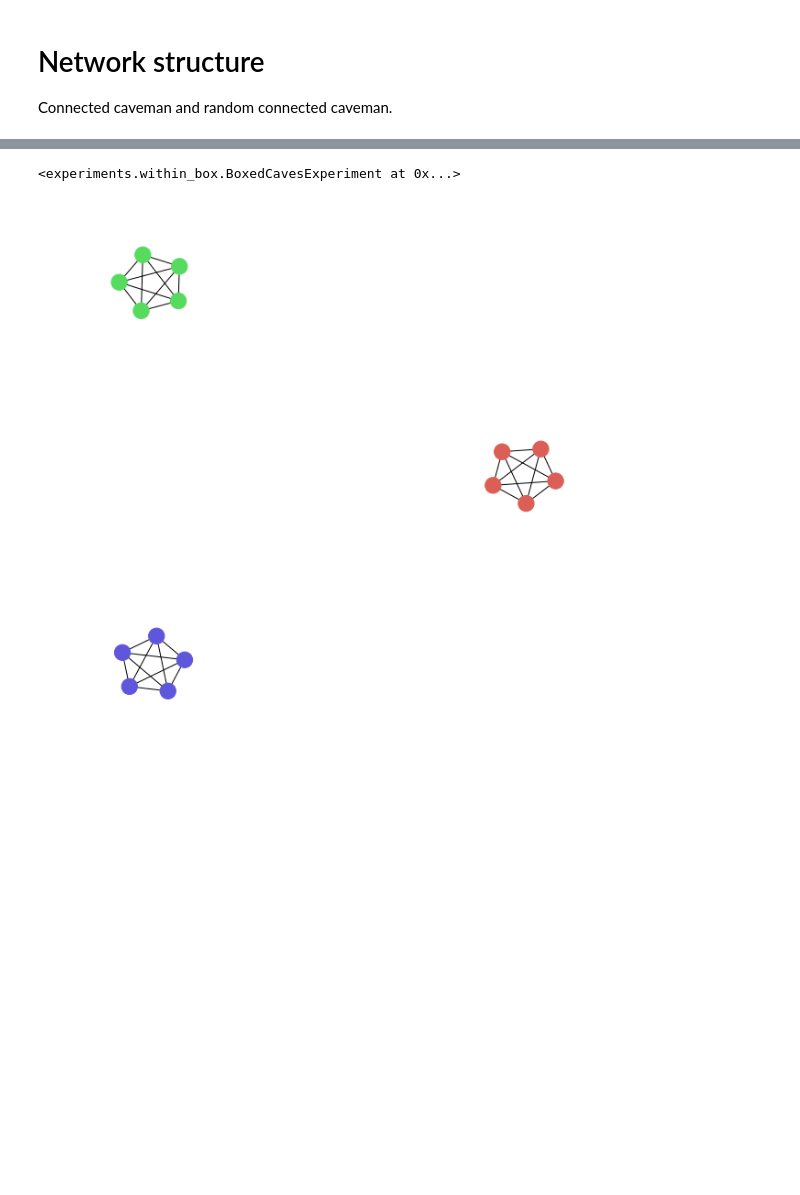
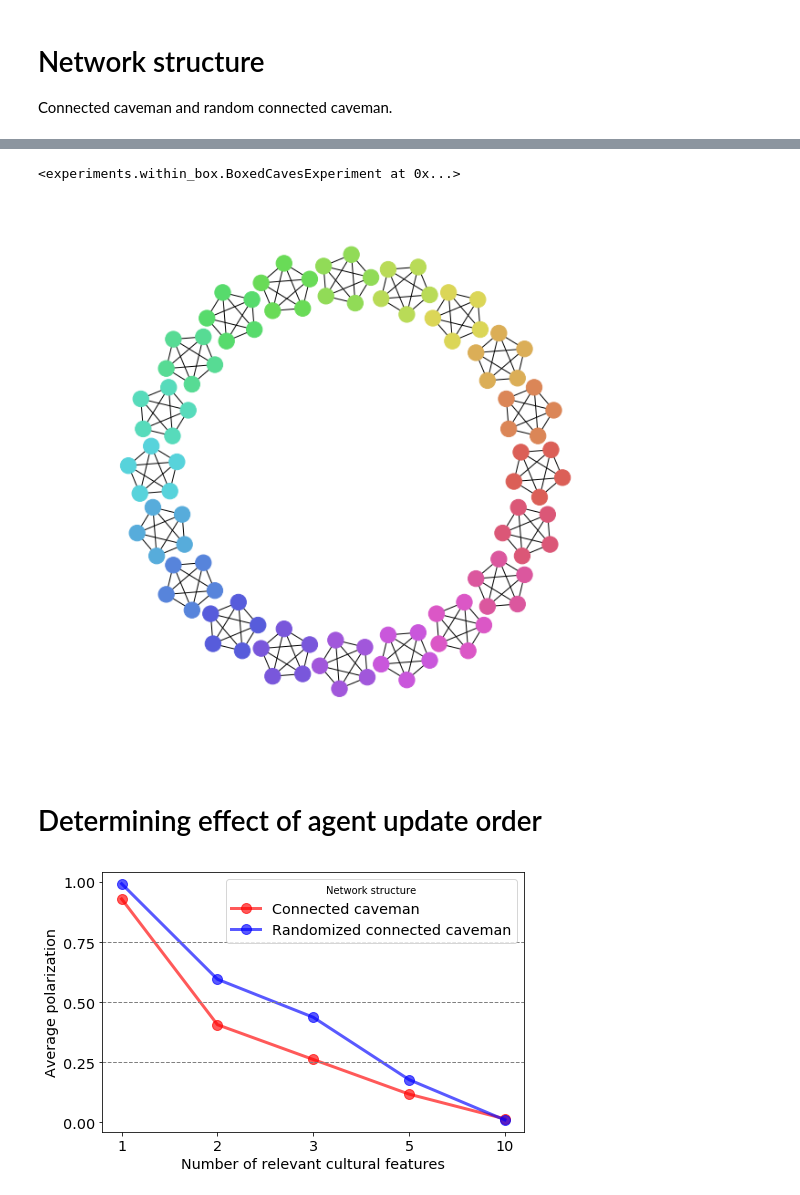
Before and after one commit to mt-digital/polarization, a Jupyter notebook: Complexity Special Issue Supplement.ipynb, the cells around one changed output, grey strips where cells are left out. Saved outputs shown, nothing was run; the diff lists cells and outputs as text; code cells hidden in the pictures; blank space fills up the shorter version.

```diff
--- a/Complexity Special Issue Supplement.ipynb
+++ b/Complexity Special Issue Supplement.ipynb
@@ -302,5 +320,16 @@ vis_graph(20, 5, l=1.5, randomize=20, save_path='/Users/mt/Desktop/random_connec
 # %%
-vis_graph(3, 5, l=1.5, randomize=20, disconnected=True, save_path='/Users/mt/Desktop/disconnected_caveman_vis.pdf')
+vis_graph(20, 5, l=1.5, randomize=20, disconnected=True, save_path='/Users/mt/Desktop/disconnected_caveman_vis.pdf')
 # %% [output]
 <experiments.within_box.BoxedCavesExperiment at 0x...>
-[figure, old version]
+[figure, new version]
+# %% [markdown]
+# Determining effect of agent update order
+# %%
+from complexity_analysis import plot_figure12b
+
+plot_figure12b('data/finegrained_K_4-18/', stddev='off',
+               full_ylim=True, x=[1, 2, 3, 5, 10],
+               save_path='p_vs_K_fm.pdf',
+               figsize=(7, 4.5), lw=3)
+# %% [output]
+[figure, added]
```
Also changed, not shown: parts of 9 cells of this notebook, 3 other files.
